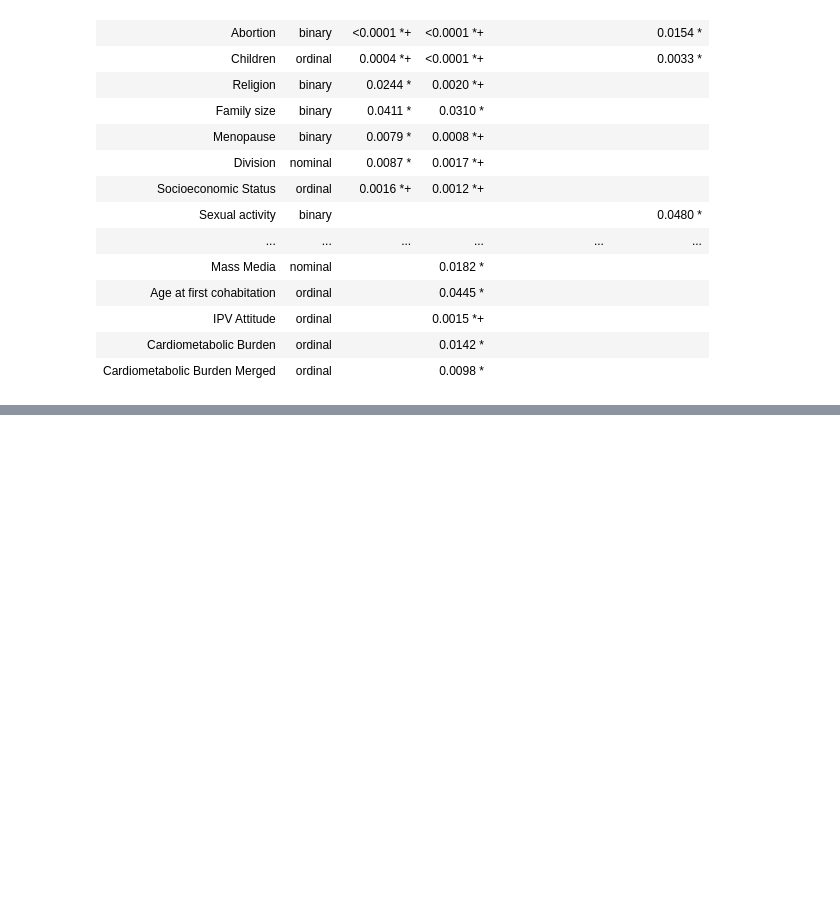
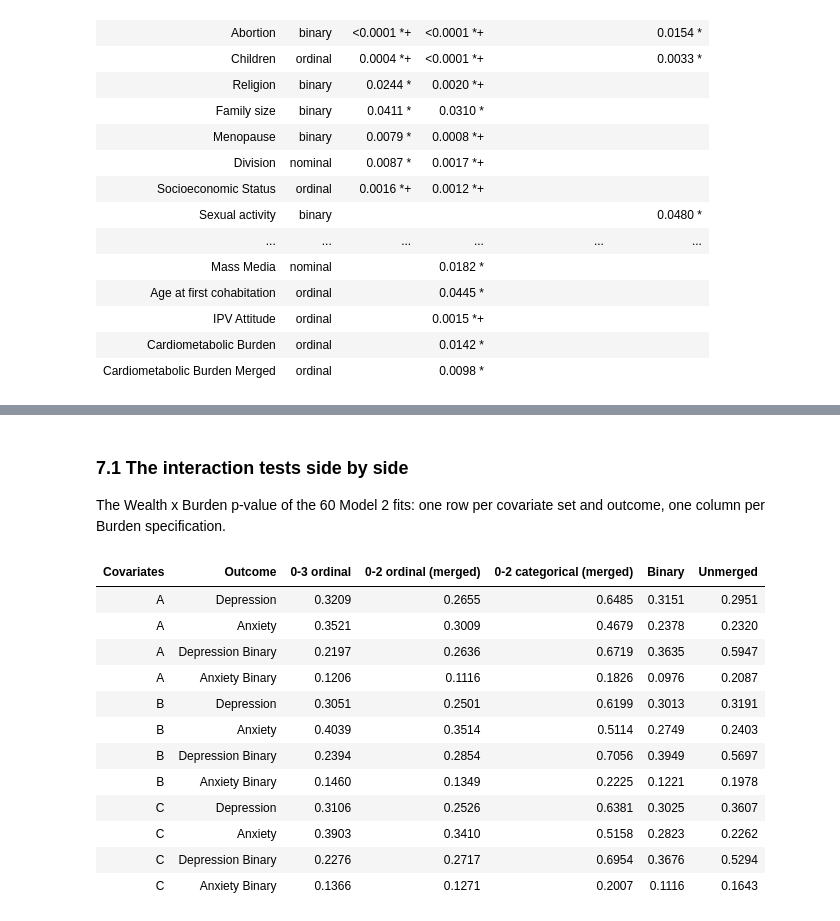
Before and after one commit to MdNadratanNaim/Cardiometabolic-Burden-as-Effect-Modifier, a Jupyter notebook: notebooks/6. Main Regression Analysis.ipynb, the cells around one changed output, grey strips where cells are left out. Saved outputs shown, nothing was run; the diff lists cells and outputs as text; code cells hidden in the pictures; blank space fills up the shorter version.

```diff
--- a/notebooks/6. Main Regression Analysis.ipynb
+++ b/notebooks/6. Main Regression Analysis.ipynb
@@ -790,0 +799,27 @@ SAVE is False, nothing written
+# %% [markdown]
+### 7.1 The interaction tests side by side
+
+The Wealth x Burden p-value of the 60 Model 2 fits: one row per covariate set and outcome, one column per Burden specification.
+# %%
+inter = SUMMARY[SUMMARY["Model"] == 2]
+rows = []
+for cov_set, outcome in product(COV_SETS, OUTCOMES):
+    sub = inter[(inter["Covariates"] == cov_set) & (inter["Outcome"] == outcome)].set_index("Burden")
+    rows.append({"Covariates": cov_set, "Outcome": outcome,
+                 **{b: sub.loc[b, "p (Wealth × Burden)"] for b in BURDEN_SPECS}})
+(pd.DataFrame(rows).style.hide(axis="index").format({b: fmt_p for b in BURDEN_SPECS})
+ .map(highlight, subset=list(BURDEN_SPECS)))
+# %% [output]
+| Covariates | Outcome | 0-3 ordinal | 0-2 ordinal (merged) | 0-2 categorical (merged) | Binary | Unmerged |
+| A | Depression | 0.3209 | 0.2655 | 0.6485 | 0.3151 | 0.2951 |
+| A | Anxiety | 0.3521 | 0.3009 | 0.4679 | 0.2378 | 0.2320 |
+| A | Depression Binary | 0.2197 | 0.2636 | 0.6719 | 0.3635 | 0.5947 |
+| A | Anxiety Binary | 0.1206 | 0.1116 | 0.1826 | 0.0976 | 0.2087 |
+| B | Depression | 0.3051 | 0.2501 | 0.6199 | 0.3013 | 0.3191 |
+| B | Anxiety | 0.4039 | 0.3514 | 0.5114 | 0.2749 | 0.2403 |
+| B | Depression Binary | 0.2394 | 0.2854 | 0.7056 | 0.3949 | 0.5697 |
+| B | Anxiety Binary | 0.1460 | 0.1349 | 0.2225 | 0.1221 | 0.1978 |
+| C | Depression | 0.3106 | 0.2526 | 0.6381 | 0.3025 | 0.3607 |
+| C | Anxiety | 0.3903 | 0.3410 | 0.5158 | 0.2823 | 0.2262 |
+| C | Depression Binary | 0.2276 | 0.2717 | 0.6954 | 0.3676 | 0.5294 |
+| C | Anxiety Binary | 0.1366 | 0.1271 | 0.2007 | 0.1116 | 0.1643 |
```
Also changed, not shown: parts of 84 cells of this notebook, 4 other files.
